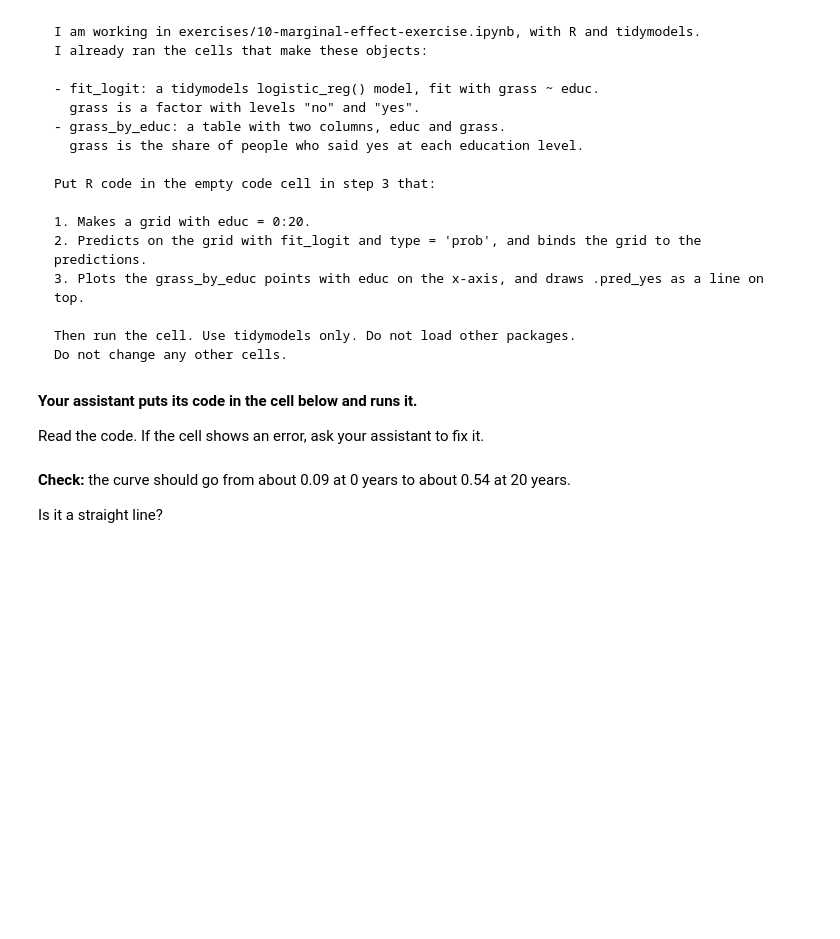
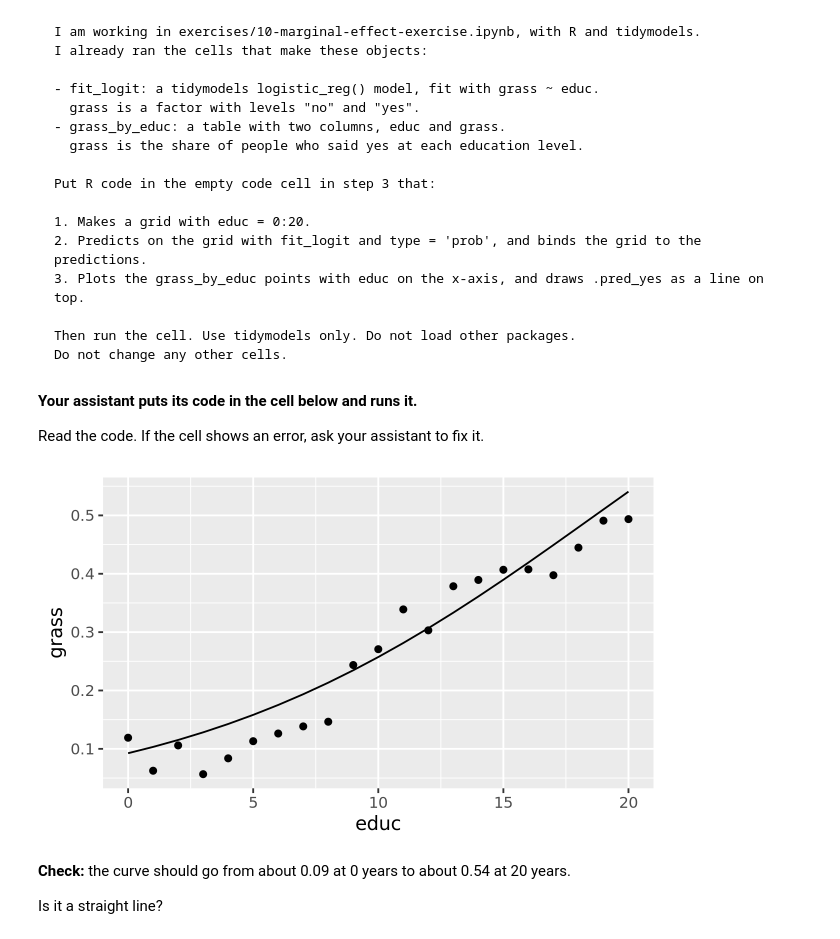
Before and after one commit to Meganallan/codespace, a Jupyter notebook: exercises/10-marginal-effect-exercise.ipynb, the cells around one changed output. Cells and saved outputs as stored; diff of their text form; code cells hidden in the pictures; blank space fills up the shorter version.

```diff
--- a/exercises/10-marginal-effect-exercise.ipynb
+++ b/exercises/10-marginal-effect-exercise.ipynb
@@ -66,8 +66,7 @@ grass_by_educ = gss |> group_by(educ) |> summarize(grass = sum(grass == 'yes') /
 
 </details>
 # %%
-grass_by_educ = gss |> group_by(educ)
-|> summarize(grass = sum(grass == 'yes') / n())
+grass_by_educ = gss |> group_by(educ)|> summarize(grass = sum(grass == 'yes') / n())
 # %% [markdown]
 ## 2. Fit a logistic regression model
 
@@ -127,6 +126,17 @@ Do not change any other cells.
 **Your assistant puts its code in the cell below and runs it.**
 
 Read the code. If the cell shows an error, ask your assistant to fix it.
+# %%
+grid <- tibble(educ = 0:20)
+
+preds <- predict(fit_logit, new_data = grid, type = 'prob') |>
+    bind_cols(grid)
+
+ggplot(grass_by_educ, aes(x = educ, y = grass)) +
+    geom_point() +
+    geom_line(data = preds, aes(y = .pred_yes))
+# %% [output]
+[figure, added]
 # %% [markdown]
 **Check:** the curve should go from about 0.09 at 0 years to about 0.54 at 20 years.
 
```
Also changed, not shown: parts of 1 cell of this notebook.
